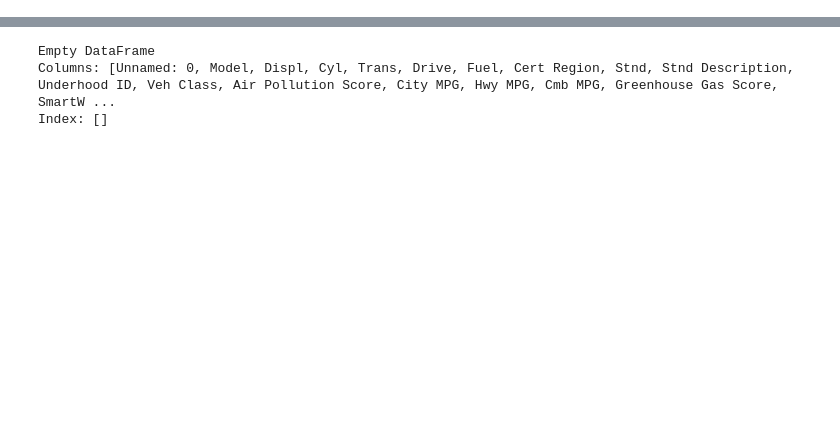
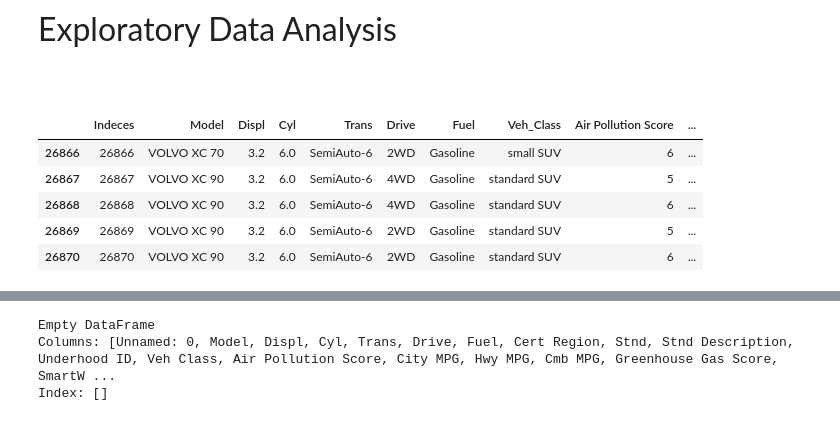
Before and after one commit to emumen77/Predicting-and-Analyzing-Fuel-Efficiency, a Jupyter notebook: EPAGreen.ipynb, the cells around one changed output, grey strips where cells are left out. Cells and saved outputs as stored; diff of their text form; code cells hidden in the pictures; blank space fills up the shorter version.

```diff
--- a/EPAGreen.ipynb
+++ b/EPAGreen.ipynb
@@ -193,3 +287,18 @@ TypeError: replace() argument 2 must be str, not int
+# %% [markdown]
+<font size="7">Exploratory Data Analysis</font>
+<br>
+<br>
+<br>
+# %%
+epa.head()
+epa.tail()
+# %% [output]
+|  | Indeces | Model | Displ | Cyl | Trans | Drive | Fuel | Veh_Class | Air Pollution Score | ... |
+| 26866 | 26866 | VOLVO XC 70 | 3.2 | 6.0 | SemiAuto-6 | 2WD | Gasoline | small SUV | 6 | ... |
+| 26867 | 26867 | VOLVO XC 90 | 3.2 | 6.0 | SemiAuto-6 | 4WD | Gasoline | standard SUV | 5 | ... |
+| 26868 | 26868 | VOLVO XC 90 | 3.2 | 6.0 | SemiAuto-6 | 4WD | Gasoline | standard SUV | 6 | ... |
+| 26869 | 26869 | VOLVO XC 90 | 3.2 | 6.0 | SemiAuto-6 | 2WD | Gasoline | standard SUV | 5 | ... |
+| 26870 | 26870 | VOLVO XC 90 | 3.2 | 6.0 | SemiAuto-6 | 2WD | Gasoline | standard SUV | 6 | ... |
 # %%
 epa.describe()
 # %% [output]
```
Also changed, not shown: parts of 25 cells of this notebook, 1 other file.
